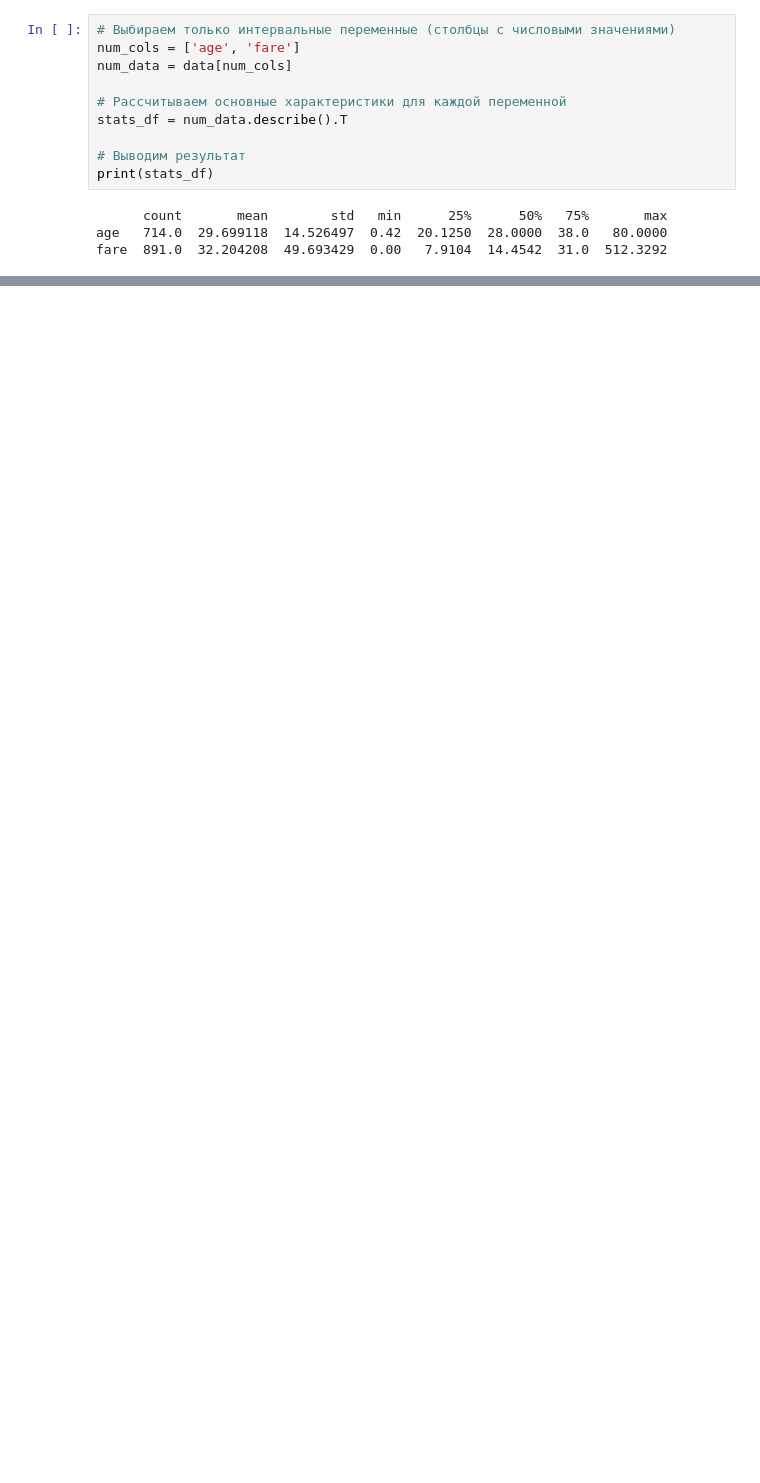
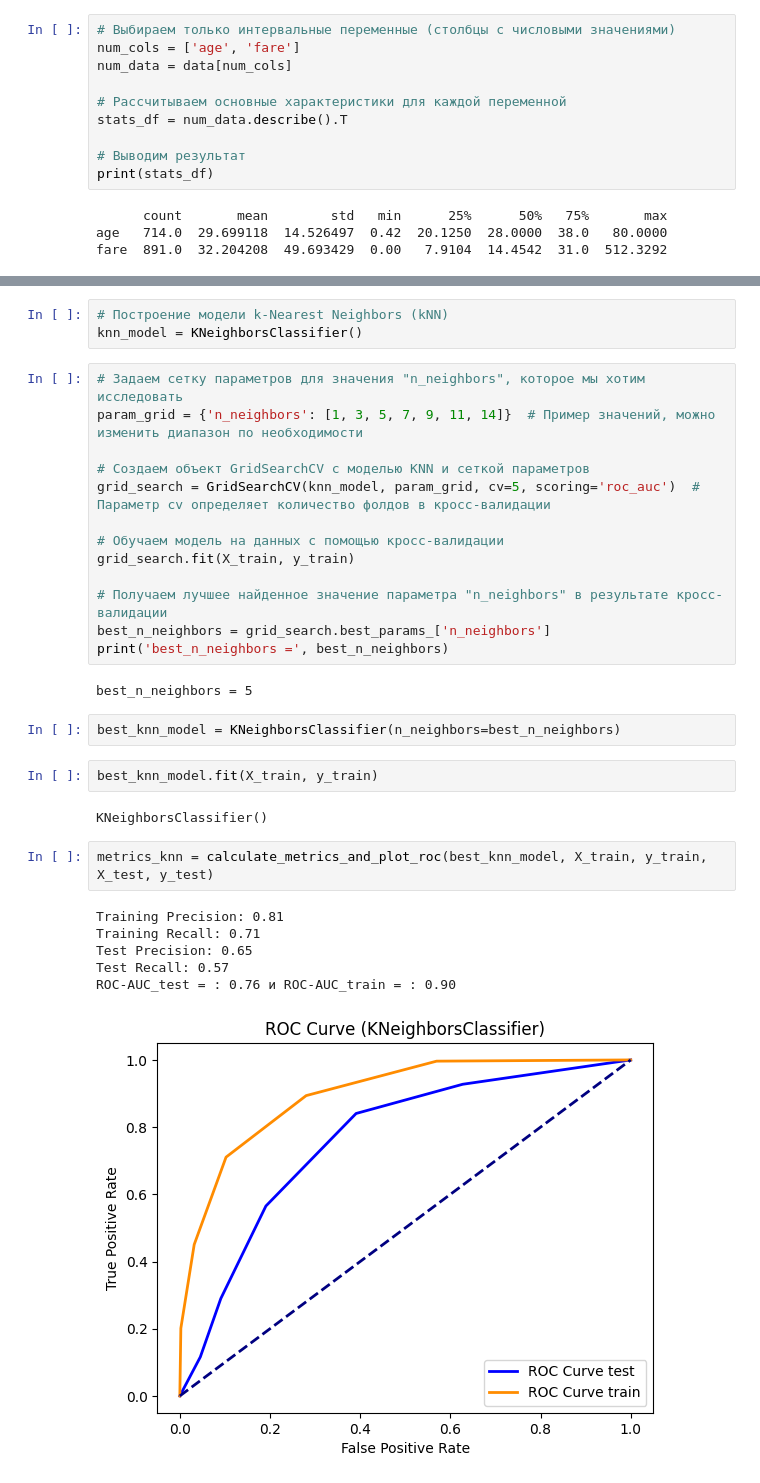
Before and after one commit to vanyagoncharov/CourseMLResourse, a Jupyter notebook: dz_20_titanic.ipynb, the cells around one changed output, grey strips where cells are left out. Drawn from its saved outputs; the diff is of its cells as text; blank space fills up the shorter version.

```diff
--- a/dz_20_titanic.ipynb
+++ b/dz_20_titanic.ipynb
@@ -284,0 +319,33 @@ Information Value for alone : 0.05242155397132103
+# %%
+# Построение модели k-Nearest Neighbors (kNN)
+knn_model = KNeighborsClassifier()
+# %%
+# Задаем сетку параметров для значения "n_neighbors", которое мы хотим исследовать
+param_grid = {'n_neighbors': [1, 3, 5, 7, 9, 11, 14]}  # Пример значений, можно изменить диапазон по необходимости
+
+# Создаем объект GridSearchCV с моделью KNN и сеткой параметров
+grid_search = GridSearchCV(knn_model, param_grid, cv=5, scoring='roc_auc')  # Параметр cv определяет количество фолдов в кросс-валидации
+
+# Обучаем модель на данных с помощью кросс-валидации
+grid_search.fit(X_train, y_train)
+
+# Получаем лучшее найденное значение параметра "n_neighbors" в результате кросс-валидации
+best_n_neighbors = grid_search.best_params_['n_neighbors']
+print('best_n_neighbors =', best_n_neighbors)
+# %% [output]
+best_n_neighbors = 5
+# %%
+best_knn_model = KNeighborsClassifier(n_neighbors=best_n_neighbors)
+# %%
+best_knn_model.fit(X_train, y_train)
+# %% [output]
+KNeighborsClassifier()
+# %%
+metrics_knn = calculate_metrics_and_plot_roc(best_knn_model, X_train, y_train, X_test, y_test)
+# %% [output]
+Training Precision: 0.81
+Training Recall: 0.71
+Test Precision: 0.65
+Test Recall: 0.57
+ROC-AUC_test = : 0.76 и ROC-AUC_train = : 0.90
+[figure, added]
```
Also changed, not shown: parts of 56 cells of this notebook.
